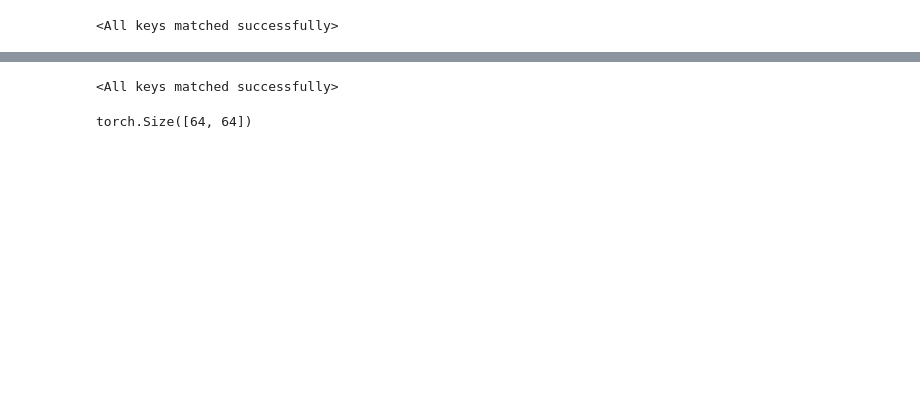
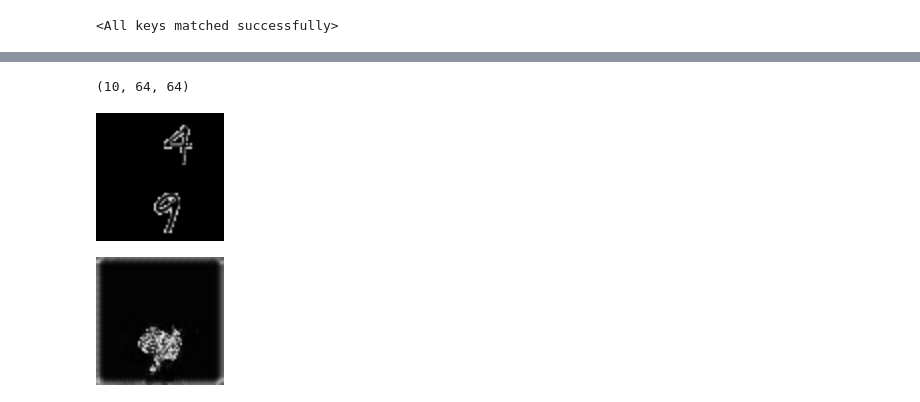
Before and after one commit to Ishushan02/Video-Generation-Flowing-MNIST, a Jupyter notebook: model-4-VQVAE.ipynb, the cells around one changed output, grey strips where cells are left out. Drawn from its saved outputs; the diff is of its cells as text; code cells hidden in the pictures; blank space fills up the shorter version.

Commit message:
Next Frame Predictions

```diff
--- a/model-4-VQVAE.ipynb
+++ b/model-4-VQVAE.ipynb
@@ -851,33 +701,17 @@ tensor([[[0.3962, 0.5418, 0.5958,  ..., 0.5964, 0.4627, 0.4550],
-# %%
-def visualizeData(sequence):
-
-    frames = [Image.fromarray((frame * 255).astype(np.uint8), mode='L') for frame in sequence]
-
-    buffer = BytesIO()
-    frames[0].save(
-        buffer,
-        format='GIF',
-        save_all=True,
-        append_images=frames[1:],
-        duration=100,
-        loop=0
-    )
-
-    buffer.seek(0)
-    display(IPyImage(data=buffer.getvalue()))
-
-# visualizeData(data[50])
-# %%
-modelValA = torch.load("model/VQVAE/transformer.pt", map_location=torch.device('mps'))
-modelA.load_state_dict(modelValA)
-
-modelValB = torch.load("model/VQVAE/vqvae.pt", map_location=torch.device('mps'))
-modelB.load_state_dict(modelValB)
-# %% [output]
-<All keys matched successfully>
-# %%
-initial_frame = torch.from_numpy(data[0, 10]/255.0)
-
-initial_frame.shape
-# %% [output]
-torch.Size([64, 64])
+# %%
+def visualizeData(sequence):
+
+    frames = [Image.fromarray((frame * 255).astype(np.uint8), mode='L') for frame in sequence]
+
+    buffer = BytesIO()
+    frames[0].save(
+        buffer,
+        format='GIF',
+        save_all=True,
+        append_images=frames[1:],
+        duration=100,
+        loop=0
+    )
+
+    buffer.seek(0)
+    display(IPyImage(data=buffer.getvalue(), width=128, height=128))
@@ -883,0 +768,9 @@ torch.Size([64, 64])
+# %%
+a = data[50, :10].squeeze().numpy()
+print(a.shape)
+visualizeData(a)
+visualizeData(sequences)
+# %% [output]
+(10, 64, 64)
+[figure, added]
+[figure, added]
```
Also changed, not shown: parts of 16 cells of this notebook.
